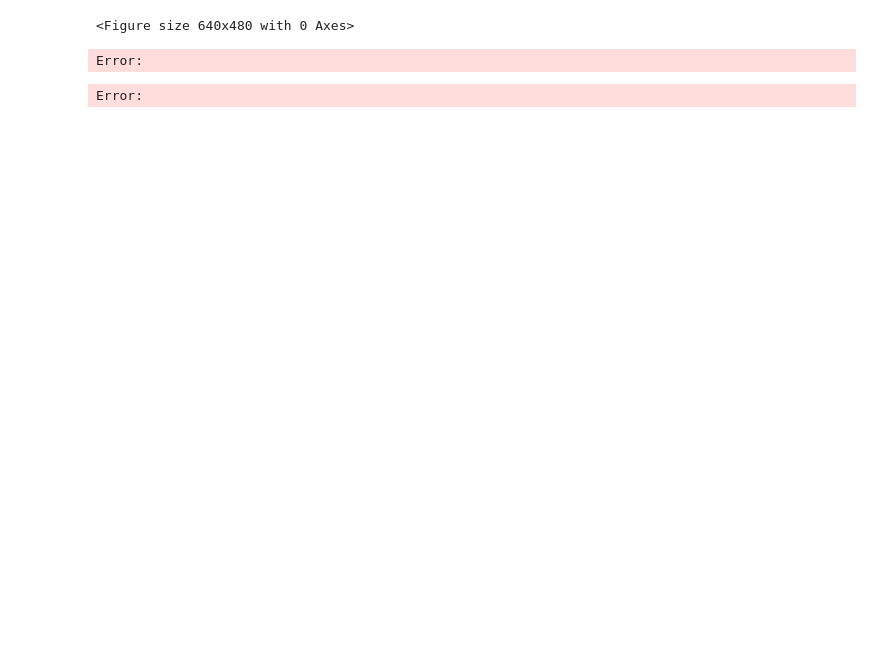
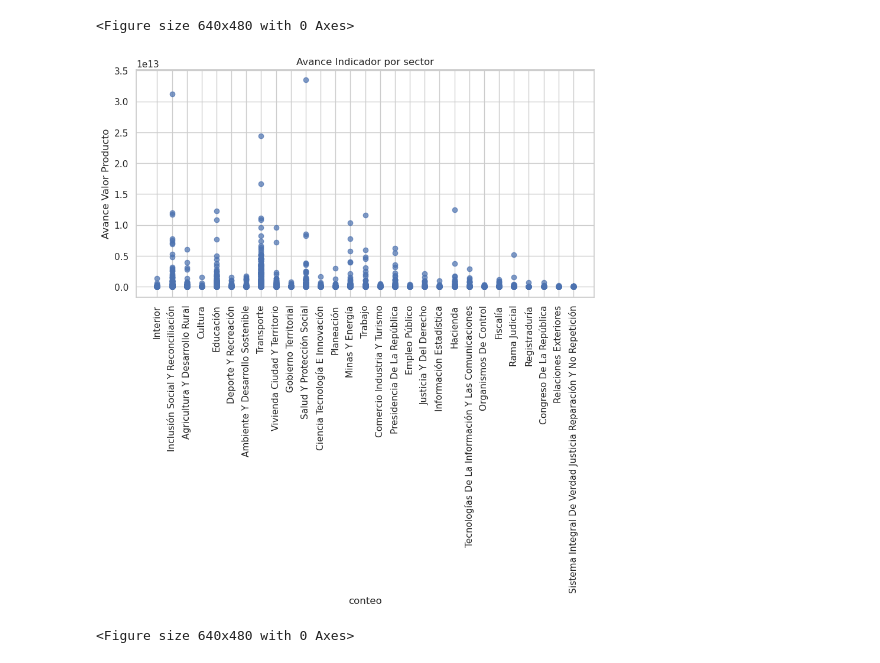
Before and after one commit to MayelinAguilar/Task1_DatasetProject, a Jupyter notebook: Actividad_Visualizacion.ipynb, the cells around one changed output. Saved outputs shown, nothing was run; the diff lists cells and outputs as text; code cells hidden in the pictures; blank space fills up the shorter version.

```diff
--- a/Actividad_Visualizacion.ipynb
+++ b/Actividad_Visualizacion.ipynb
@@ -223,14 +224,32 @@ import pandas as pd
 #Atributos
 import pandas as pd
 
-df_DNP = pd.read_csv('DNP-ProductoSector.csv', sep=',')
-df_encoded = pd.get_dummies(df_DNP)
+df_DNP = pd.read_csv('CyT.csv', sep=',')
 
 # Normalizar variables numéricas
 from sklearn.preprocessing import StandardScaler
 
 scaler = StandardScaler()
-df_scaled = pd.DataFrame(scaler.fit_transform(df_encoded), columns=df_encoded.columns)
+#df_scaled = pd.DataFrame(scaler.fit_transform(df_encoded), columns=df_encoded.columns)
-# %% [output]
-Error:
-Error:
+# %%
+#df_DNP = pd.read_csv('CyT.csv', sep = ',')
+import matplotlib.pyplot as plt3
+
+df_ValorProducto = df_DNP.Sector.value_counts()
+
+conteo = df_DNP['Sector'].tolist()
+df_ValorProducto = df_DNP['ValorProducto'].tolist()
+
+fig, ax = plt3.subplots()
+ax.scatter(conteo, df_ValorProducto, alpha=0.7,color='b')
+ax.set_title('Avance Indicador por sector')
+ax.set_xlabel('conteo')
+ax.set_ylabel('Avance Valor Producto')
+fig.set_size_inches(10, 5)
+plt3.xticks(rotation=90)
+plt3.show()
+
+plt3.savefig("Avance_Indicador_por_sector.png", dpi=300, bbox_inches='tight')
+# %% [output]
+[figure, added]
+<Figure size 640x480 with 0 Axes>
```
Also changed, not shown: parts of 10 cells of this notebook.
